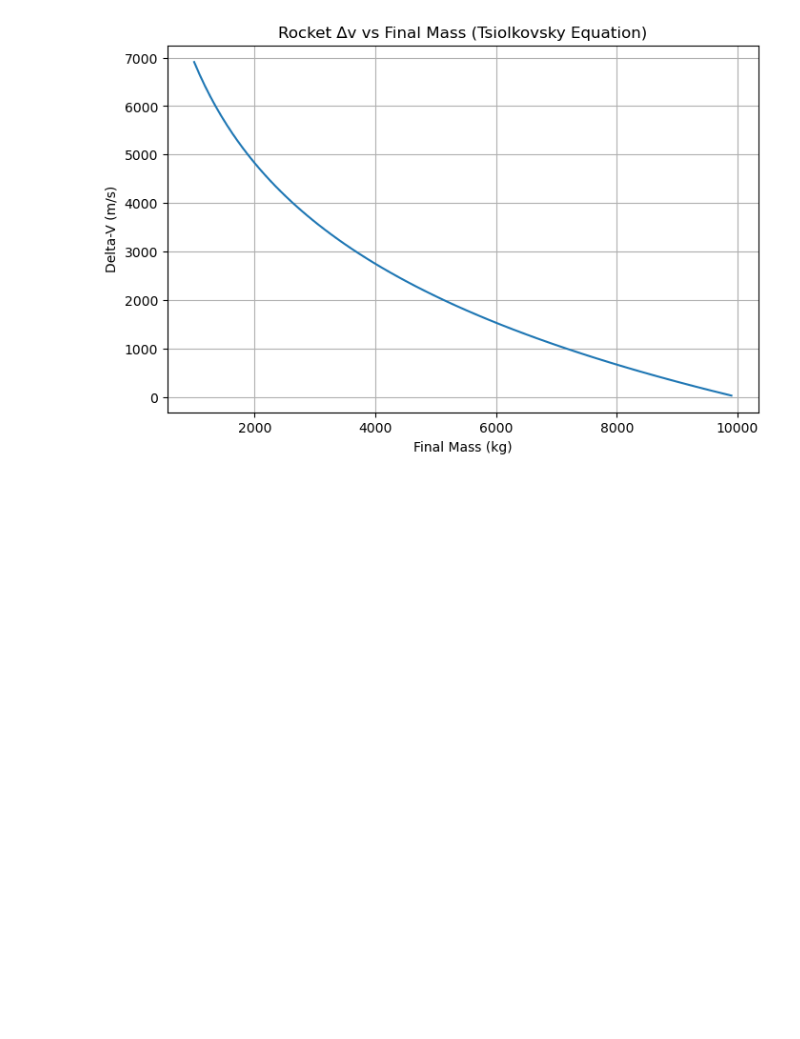
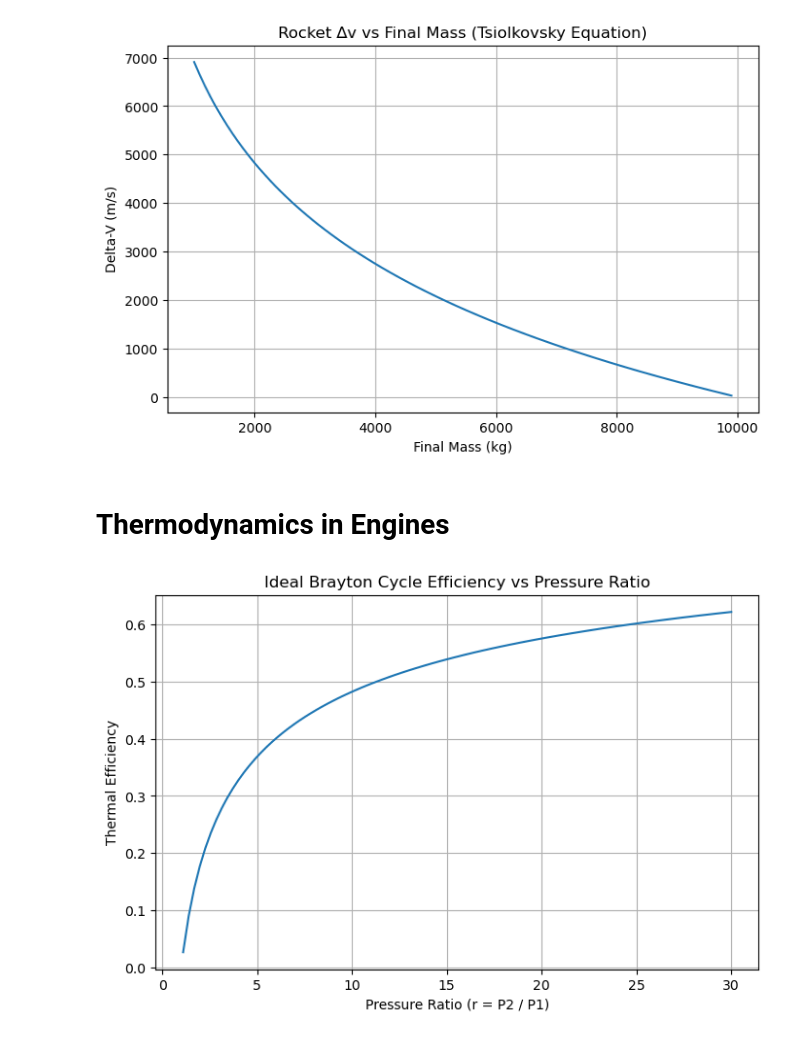
Before and after one commit to j85liu/aerospace, a Jupyter notebook: aerodynamics.ipynb, the cells around one changed output. Cells and saved outputs as stored; diff of their text form; code cells hidden in the pictures; blank space fills up the shorter version.

```diff
--- a/aerodynamics.ipynb
+++ b/aerodynamics.ipynb
@@ -247,3 +247,24 @@ plt.grid(True)
 plt.show()
 # %% [output]
 [figure]
+# %% [markdown]
+# Thermodynamics in Engines #
+# %%
+# Jupyter Cell 1: Brayton Cycle Efficiency vs Pressure Ratio
+
+import numpy as np
+import matplotlib.pyplot as plt
+
+gamma = 1.4
+r = np.linspace(1.1, 30, 100)
+eta = 1 - (1 / r)**((gamma - 1) / gamma)
+
+plt.figure(figsize=(8, 5))
+plt.plot(r, eta)
+plt.xlabel('Pressure Ratio (r = P2 / P1)')
+plt.ylabel('Thermal Efficiency')
+plt.title('Ideal Brayton Cycle Efficiency vs Pressure Ratio')
+plt.grid(True)
+plt.show()
+# %% [output]
+[figure, added]
```
